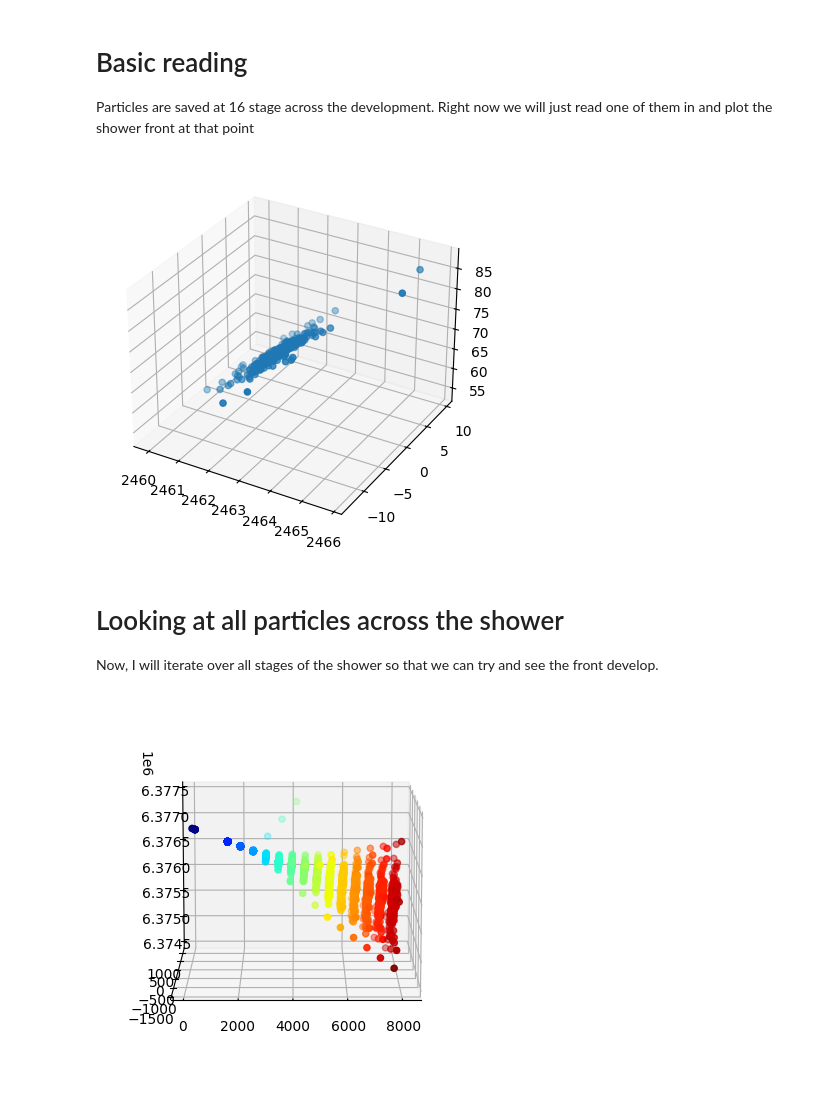
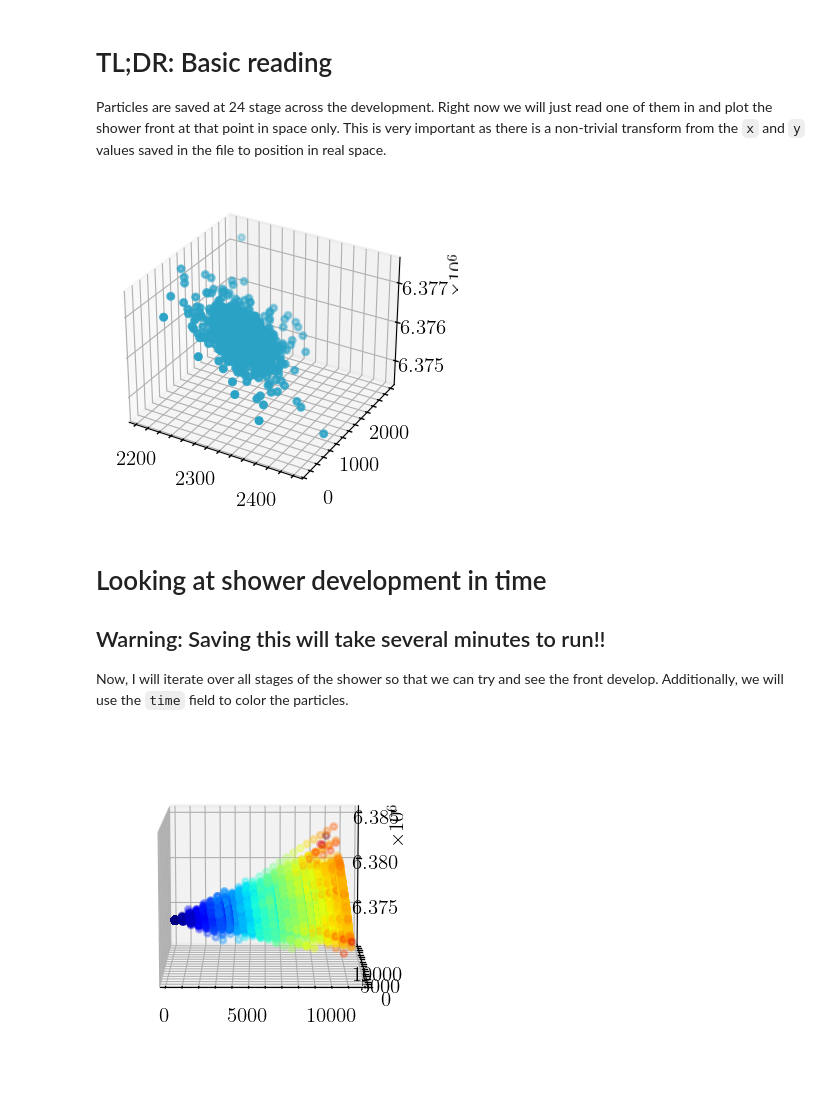
Before and after one commit to TAMBO-Observatory/TambOpt, a Jupyter notebook: corsika_application/reading_corsika.ipynb, the cells around one changed output. Cells and saved outputs as stored; diff of their text form; code cells hidden in the pictures.

```diff
--- a/corsika_application/reading_corsika.ipynb
+++ b/corsika_application/reading_corsika.ipynb
@@ -7,13 +7,17 @@ import awkward as ak
 import matplotlib.pyplot as plt
 
 from matplotlib import colormaps
+
+plt.style.use("../resources/paper.mplstyle")
 # %% [markdown]
-# Basic reading
+# TL;DR: Basic reading
 
-Particles are saved at 16 stage across the development. Right now we will just read one of them in and plot the shower front at that point
+Particles are saved at 24 stage across the development.
+Right now we will just read one of them in and plot the shower front at that point in space only.
+This is very important as there is a non-trivial transform from the `x` and `y` values saved in the file to position in real space.
 # %%
-basedir = f"{os.environ["HOME"]}/Downloads"
-particledir = f"{basedir}/28495991/particles5/"
+basedir = f"{os.environ["HOME"]}/Downloads/28507841"
+particledir = f"{basedir}/particles5/"
 akf = ak.from_parquet(f"{particledir}/particles.parquet")
 # %%
 with open(f"{particledir}/config.yaml") as f:
@@ -39,13 +43,16 @@ ax.scatter(xyzs[0, :], xyzs[1, :], xyzs[2, :])
 
 plt.show()
 # %% [output]
-[figure, old version]
+[figure, new version]
 # %% [markdown]
-# Looking at all particles across the shower
+# Looking at shower development in time
+
+## Warning: Saving this will take several minutes to run!!
 
 Now, I will iterate over all stages of the shower so that we can try and see the front develop.
+Additionally, we will use the `time` field to color the particles.
 # %%
-particledirs = [f"{basedir}/28495991/particles{idx}" for idx in range(1, 16)] + [f"{basedir}/28495991/particles"]
+particledirs = [f"{basedir}/particles{idx}" for idx in range(1, 24)] + [f"{basedir}/particles"]
 
 tmin, tmax = np.inf, -np.inf
 for particledir in particledirs:
@@ -55,29 +62,37 @@ for particledir in particledirs:
 # %%
 fig = plt.figure()
 ax = fig.add_subplot(projection='3d')
 cmap = colormaps.get_cmap("jet")
 
 for particledir in particledirs:
     akf = ak.from_parquet(f"{particledir}/particles.parquet")
 
     with open(f"{particledir}/config.yaml") as f:
         config = yaml.safe_load(f)
     center = np.array(config["plane"]["center"])
     zhat = np.array(config["plane"]["normal"])
     xhat = np.array(config["x-axis"])
     yhat = np.array(config["y-axis"])
 
     mat = np.array([xhat, yhat, zhat])
 
     xyzs = np.zeros((3, len(akf)))
 
     for idx, (x, y) in enumerate(zip(akf["x"], akf["y"])):
         xyz = np.array([x, y, 0.0])
         xyzs[:, idx] = np.matmul(mat, xyz) + center
 
-    ax.scatter(xyzs[0, :], xyzs[1, :], xyzs[2, :], color=cmap((akf["time"] - tmin) / (tmax - tmin)))
+    ax.scatter(
+        xyzs[0, :],
+        xyzs[1, :],
+        xyzs[2, :],
+        color=cmap((akf["time"] - tmin) / (tmax - tmin)),
+        alpha=0.3
+    )
 
 ax.view_init(elev=10., azim=270.0)
+
+# plt.savefig("../figures/shower_scatter.png")
 plt.show()
 # %% [output]
-[figure, old version]
+[figure, new version]
```
Also changed, not shown: parts of 5 cells of this notebook.
